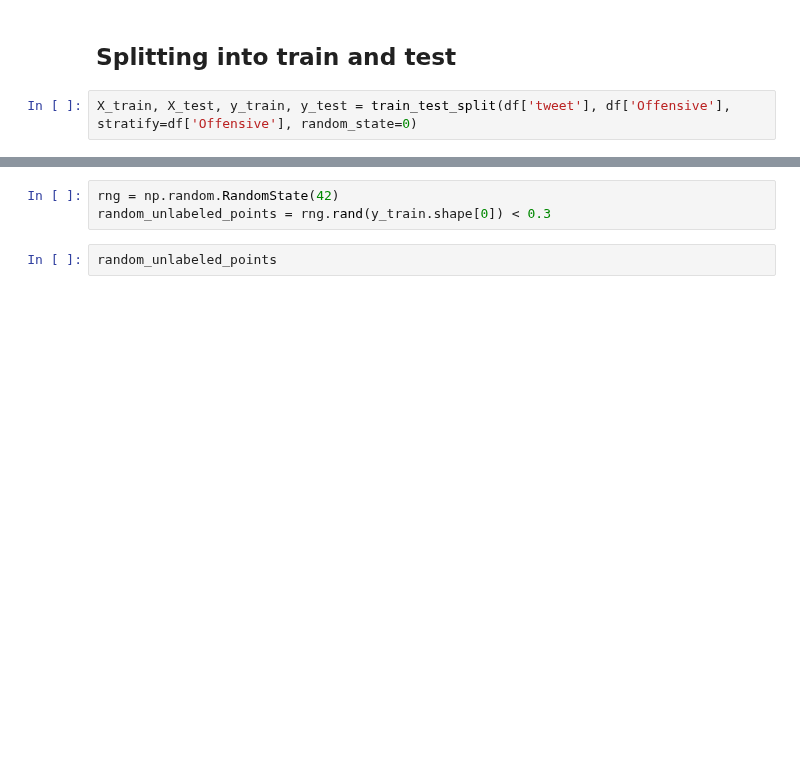
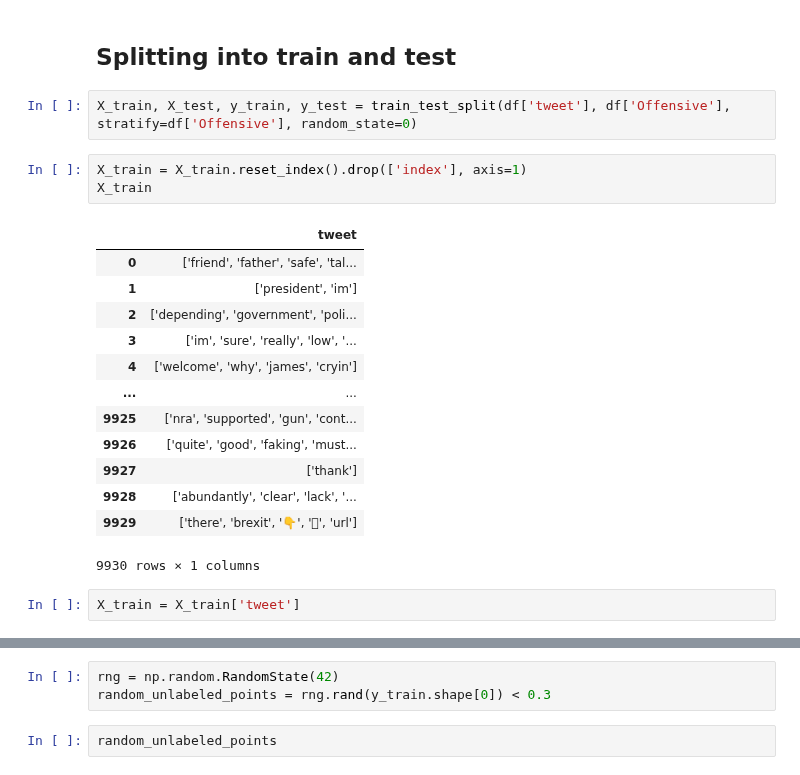
Before and after one commit to divyas39/SSL-Offensive-Lang-Detection-Social-Media, a Jupyter notebook: Self training.ipynb, the cells around one changed output, grey strips where cells are left out. Cells and saved outputs as stored; diff of their text form; blank space fills up the shorter version.

```diff
--- a/Self training.ipynb
+++ b/Self training.ipynb
@@ -129,6 +128,25 @@ Name: tweet, Length: 13240, dtype: object
 ## Splitting into train and test
 # %%
 X_train, X_test, y_train, y_test = train_test_split(df['tweet'], df['Offensive'], stratify=df['Offensive'], random_state=0)
+# %%
+X_train = X_train.reset_index().drop(['index'], axis=1)
+X_train
+# %% [output]
+|  | tweet |
+| 0 | ['friend', 'father', 'safe', 'tal... |
+| 1 | ['president', 'im'] |
+| 2 | ['depending', 'government', 'poli... |
+| 3 | ['im', 'sure', 'really', 'low', '... |
+| 4 | ['welcome', 'why', 'james', 'cryin'] |
+| ... | ... |
+| 9925 | ['nra', 'supported', 'gun', 'cont... |
+| 9926 | ['quite', 'good', 'faking', 'must... |
+| 9927 | ['thank'] |
+| 9928 | ['abundantly', 'clear', 'lack', '... |
+| 9929 | ['there', 'brexit', '👇', '🏻', 'url'] |
+9930 rows × 1 columns
+# %%
+X_train = X_train['tweet']
 # %%
 X_train
 # %% [output]
```
Also changed, not shown: parts of 32 cells of this notebook.
